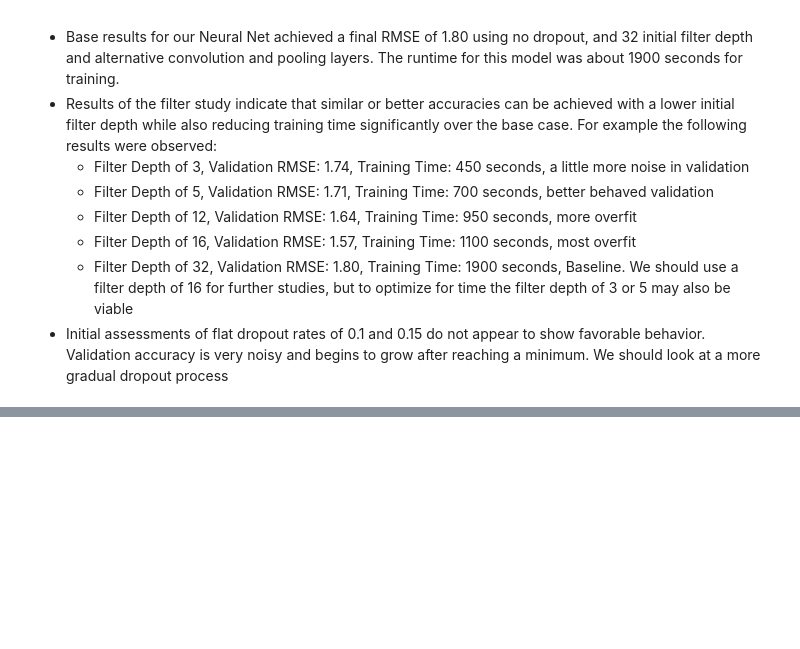
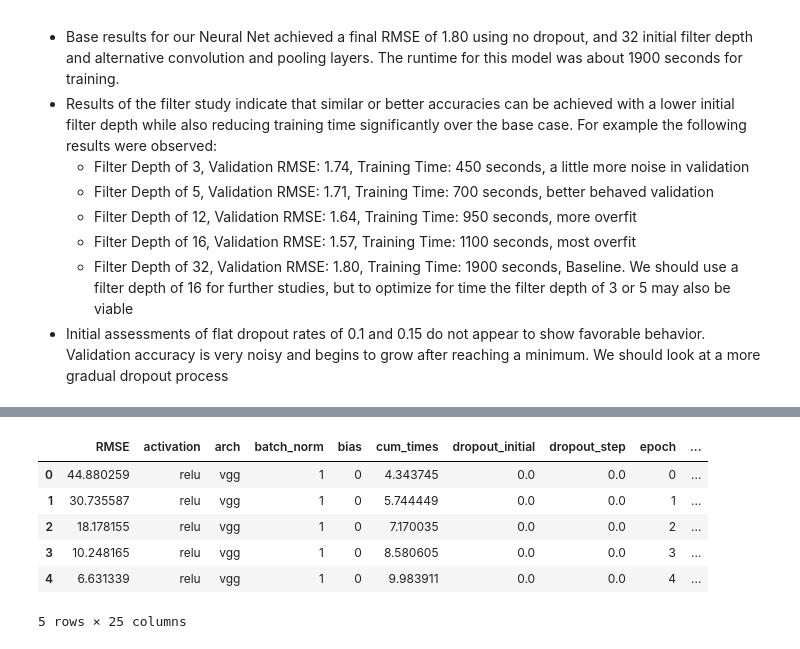
Before and after one commit to tomgoter/w207_finalproject, a Jupyter notebook: neural_net_analysis.ipynb, the cells around one changed output, grey strips where cells are left out. Drawn from its saved outputs; the diff is of its cells as text; code cells hidden in the pictures; blank space fills up the shorter version.

```diff
--- a/neural_net_analysis.ipynb
+++ b/neural_net_analysis.ipynb
@@ -391,0 +638,10 @@ cnn_bn_df
+# %%
+cnn_df.head(5)
+# %% [output]
+|  | RMSE | activation | arch | batch_norm | bias | cum_times | dropout_initial | dropout_step | epoch | ... |
+| 0 | 44.880259 | relu | vgg | 1 | 0 | 4.343745 | 0.0 | 0.0 | 0 | ... |
+| 1 | 30.735587 | relu | vgg | 1 | 0 | 5.744449 | 0.0 | 0.0 | 1 | ... |
+| 2 | 18.178155 | relu | vgg | 1 | 0 | 7.170035 | 0.0 | 0.0 | 2 | ... |
+| 3 | 10.248165 | relu | vgg | 1 | 0 | 8.580605 | 0.0 | 0.0 | 3 | ... |
+| 4 | 6.631339 | relu | vgg | 1 | 0 | 9.983911 | 0.0 | 0.0 | 4 | ... |
+5 rows × 25 columns
```
Also changed, not shown: parts of 25 cells of this notebook, 37 other files.
